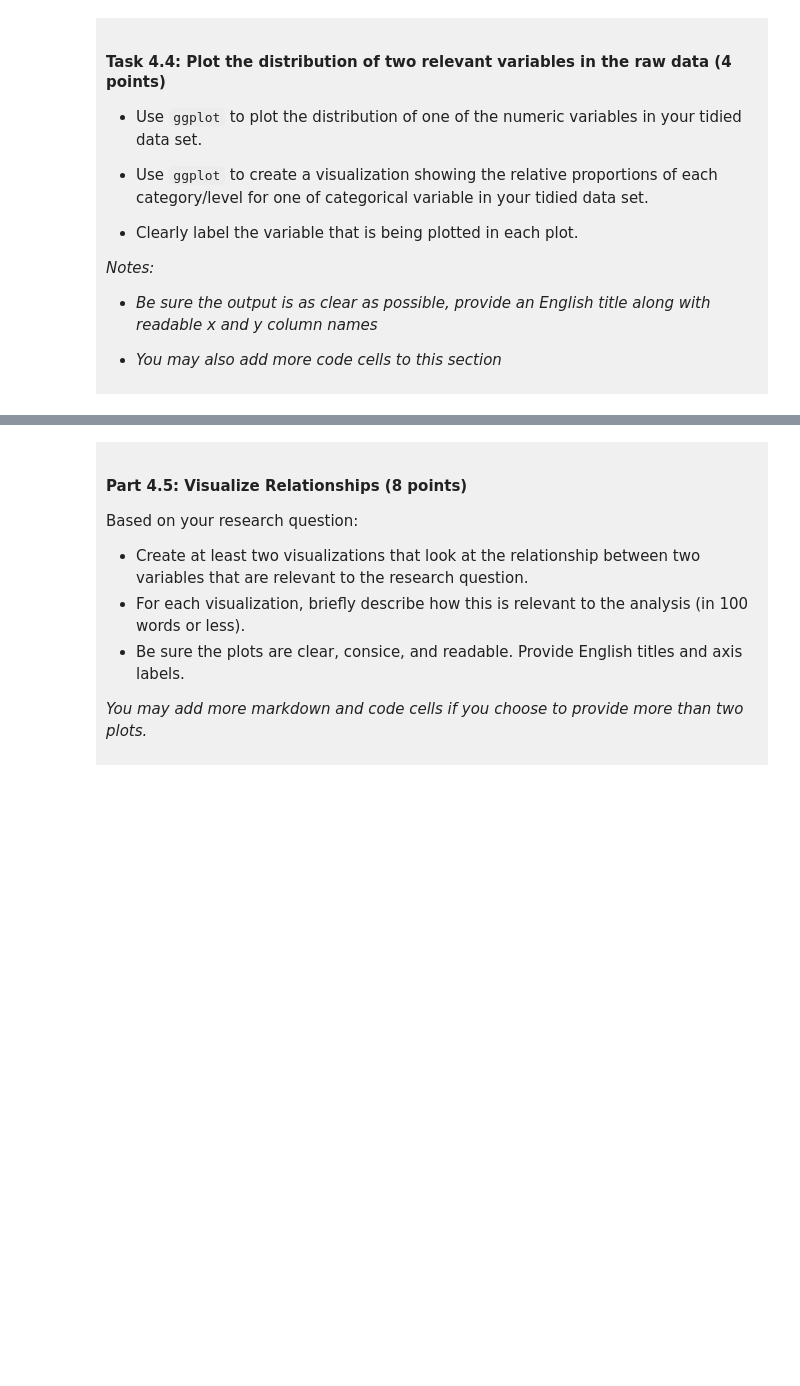
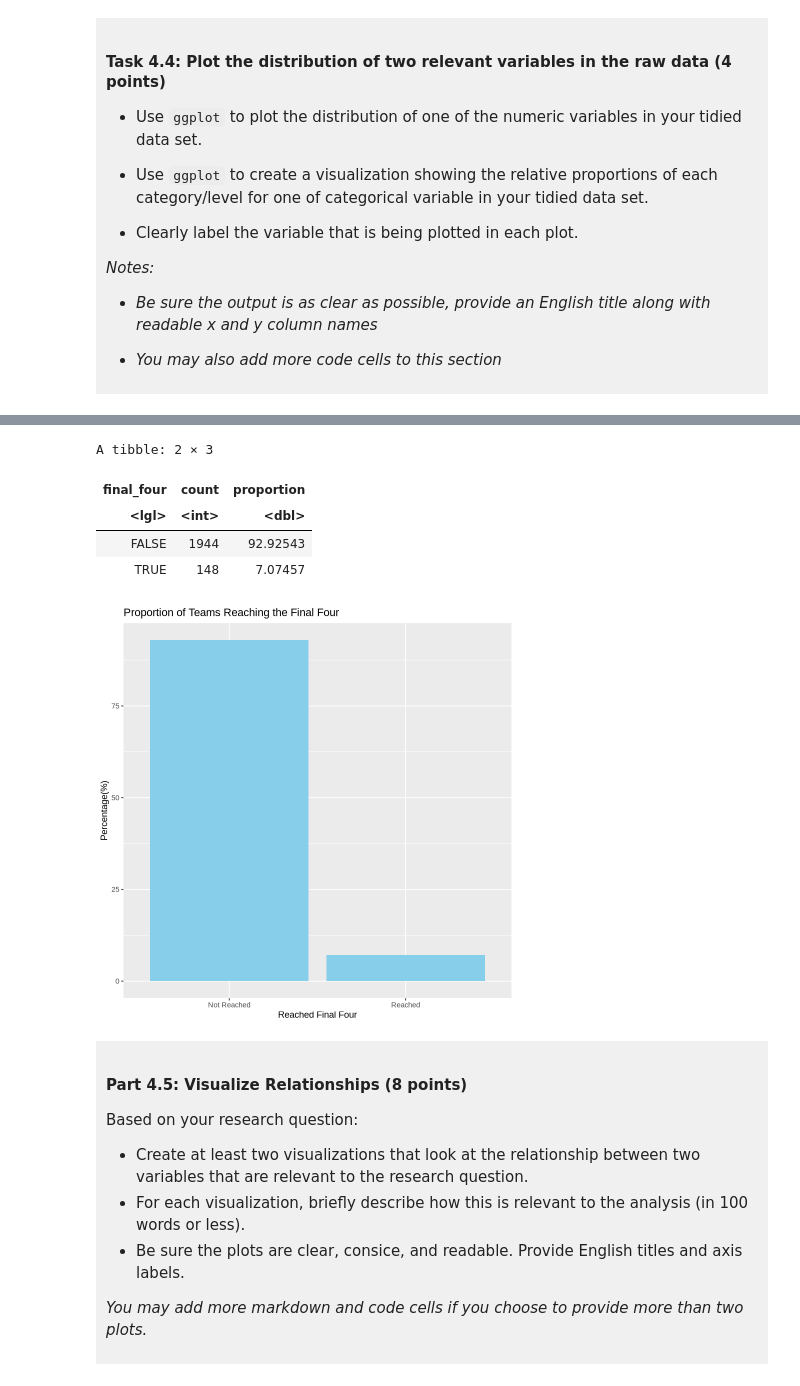
Before and after one commit to Xinyue-Shen/dsci-100-project-xinyue-shen, a Jupyter notebook: dsci-100-project-notebook.ipynb, the cells around one changed output, grey strips where cells are left out. Drawn from its saved outputs; the diff is of its cells as text; code cells hidden in the pictures; blank space fills up the shorter version.

```diff
--- a/dsci-100-project-notebook.ipynb
+++ b/dsci-100-project-notebook.ipynb
@@ -284,5 +329,26 @@ You will refine your research question (if needed) and produce a tidy data set.
 # %%
-### EDIT THIS CODE CELL FOR PLOT 2 ###
+#calculate the proportion of teams in each category
+wmm_prop <- wmm_tidy |>
+    group_by(final_four) |>
+    summarise(count = n()) |>
+    mutate(proportion = count / sum(count) * 100)
+wmm_prop
+
+#use bar chart, plot the proportions of teams reaching the Final Four
+ggplot(wmm_prop, aes(x = final_four, y = proportion)) +
+    geom_col(fill = "skyblue") +
+    labs(x = "Reached Final Four",
+         y = "Percentage(%)",
+         title = "Proportion of Teams Reaching the Final Four") +
+    scale_x_discrete(labels = c("FALSE" = "Not Reached",
+                               "TRUE" = "Reached"))
+# %% [output]
+A tibble: 2 × 3
+| final_four | count | proportion |
+| <lgl> | <int> | <dbl> |
+| FALSE | 1944 | 92.92543 |
+| TRUE | 148 | 7.07457 |
+[figure, added]
 # %% [markdown]
 <div style="background-color: #f0f0f0; padding: 10px;">
 
```
Also changed, not shown: parts of 10 cells of this notebook.
